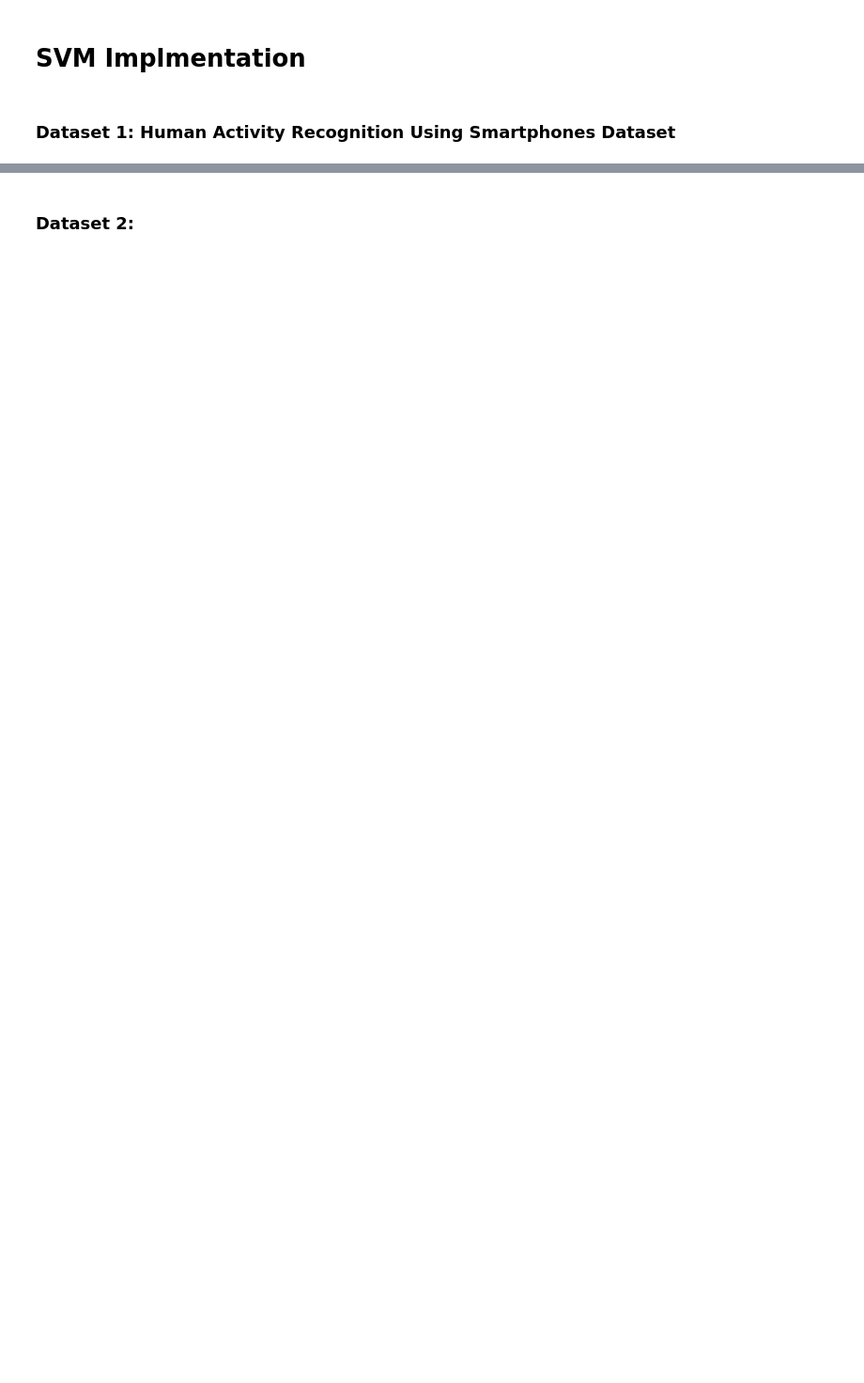
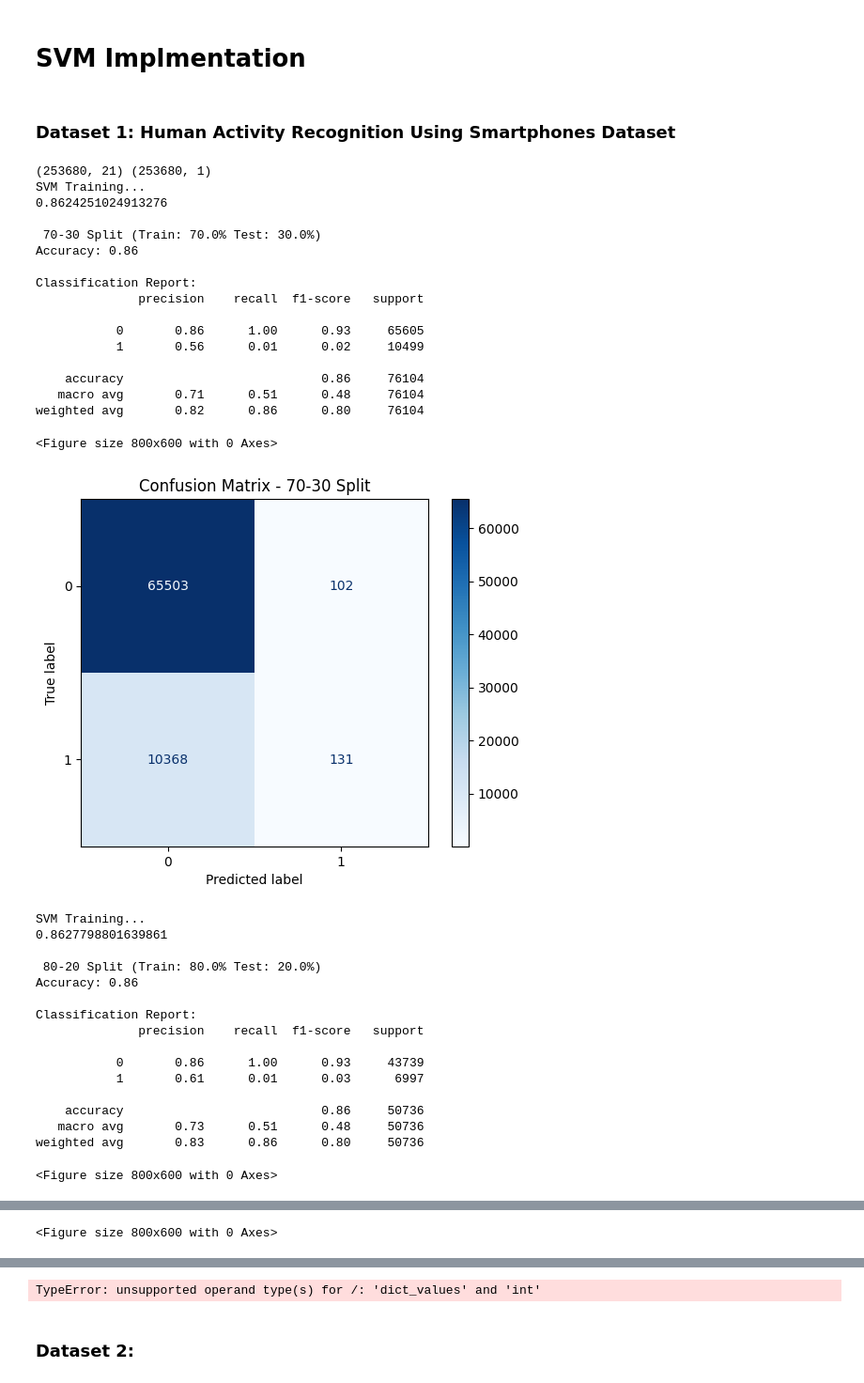
Before and after one commit to oodball/ML-implementation, a Jupyter notebook: svm.ipynb, the cells around one changed output, grey strips where cells are left out. Shown at 94% size. Drawn from its saved outputs; the diff is of its cells as text; code cells hidden in the pictures; blank space fills up the shorter version.

```diff
--- a/svm.ipynb
+++ b/svm.ipynb
@@ -50,3 +79,59 @@ splits = {
 }
 # %% [markdown]
 ### Dataset 1: Human Activity Recognition Using Smartphones Dataset
+# %%
+X = cdc_diabetes_health_indicators.data.features
+y = cdc_diabetes_health_indicators.data.targets
+print(X.shape, y.shape)
+y = y.values.ravel()
+
+results = {}
+for split_name, test_size in splits.items():
+    accuracy = train_evaluate_model(X, y, test_size, split_name)
+    results[split_name] = accuracy
+
+# Print comparison
+avg_acc = 0
+print("\n Summary of Results")
+for split, acc in results.items():
+    print(f"{split} split accuracy: {acc:.2f}")
+    avg_acc += acc
+
+avg_acc /= len(results)
+
+print(f"Average Accuracy: {avg_acc:.2f}")
+# %% [output]
+(253680, 21) (253680, 1)
+SVM Training...
+0.8624251024913276
+
+ 70-30 Split (Train: 70.0% Test: 30.0%)
+Accuracy: 0.86
+
+Classification Report:
+              precision    recall  f1-score   support
+
+           0       0.86      1.00      0.93     65605
+           1       0.56      0.01      0.02     10499
+
+    accuracy                           0.86     76104
+   macro avg       0.71      0.51      0.48     76104
+weighted avg       0.82      0.86      0.80     76104
+<Figure size 800x600 with 0 Axes>
+[figure, added]
+SVM Training...
+0.8627798801639861
+
+ 80-20 Split (Train: 80.0% Test: 20.0%)
+Accuracy: 0.86
+
+Classification Report:
+              precision    recall  f1-score   support
+
+           0       0.86      1.00      0.93     43739
+           1       0.61      0.01      0.03      6997
+
+    accuracy                           0.86     50736
+   macro avg       0.73      0.51      0.48     50736
+weighted avg       0.83      0.86      0.80     50736
+<Figure size 800x600 with 0 Axes>
@@ -52,0 +154 @@ splits = {
+<Figure size 800x600 with 0 Axes>
@@ -53,2 +156,3 @@ splits = {
+TypeError: unsupported operand type(s) for /: 'dict_values' and 'int'
 # %% [markdown]
 ### Dataset 2:
```
Also changed, not shown: parts of 4 cells of this notebook, 2 other files.
